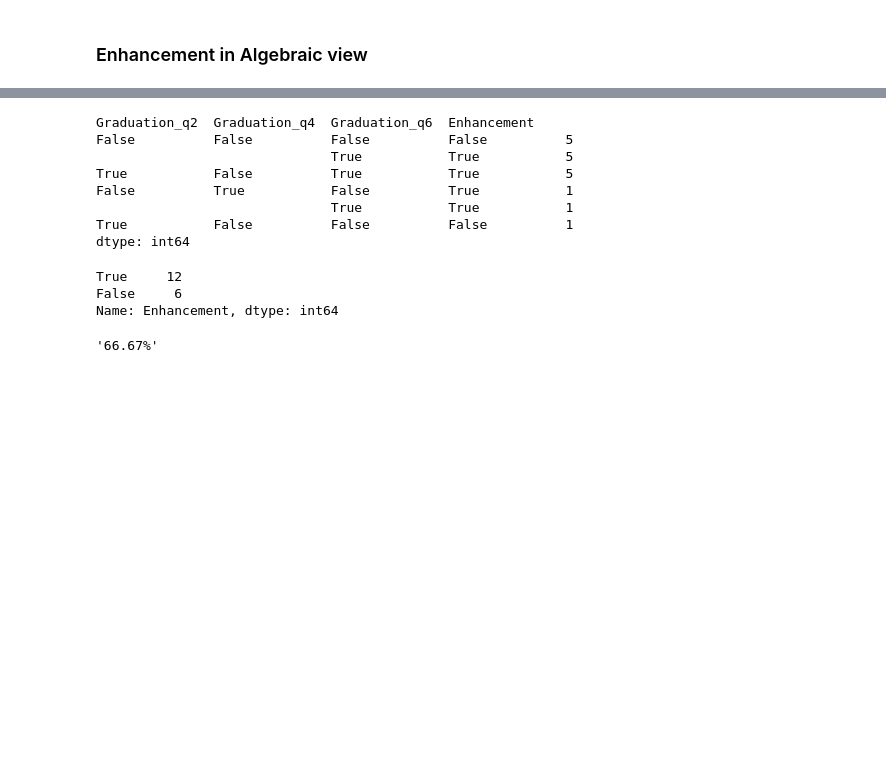
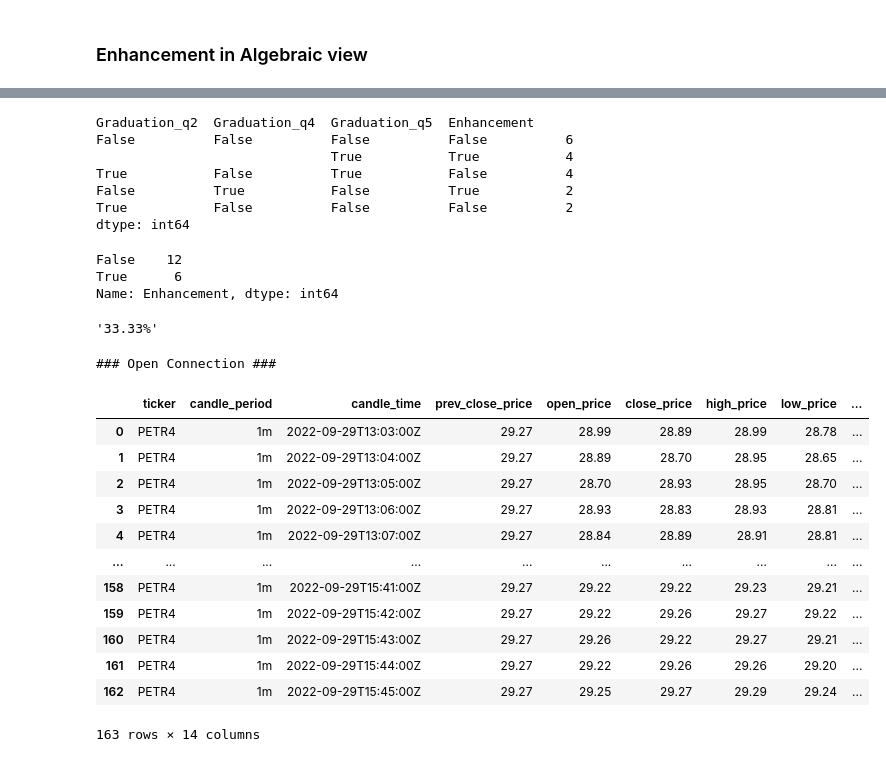
Before and after one commit to avilarenan/LearnLissajousResults, a Jupyter notebook: canvas.ipynb, the cells around one changed output, grey strips where cells are left out. Saved outputs shown, nothing was run; the diff lists cells and outputs as text; code cells hidden in the pictures; blank space fills up the shorter version.

```diff
--- a/canvas.ipynb
+++ b/canvas.ipynb
@@ -374,21 +374,44 @@ df_enhancement_q2_q4_q6
 # %%
-df_enhancement_q2_q4_q6.value_counts()
+df_enhancement_q2_q4_q5.value_counts()
 # %% [output]
-Graduation_q2  Graduation_q4  Graduation_q6  Enhancement
-False          False          False          False          5
-                              True           True           5
-True           False          True           True           5
-False          True           False          True           1
-                              True           True           1
-True           False          False          False          1
+Graduation_q2  Graduation_q4  Graduation_q5  Enhancement
+False          False          False          False          6
+                              True           True           4
+True           False          True           False          4
+False          True           False          True           2
+True           False          False          False          2
 dtype: int64
 # %%
-df_enhancement_q2_q4_q6["Enhancement"].value_counts()
+df_enhancement_q2_q4_q5["Enhancement"].value_counts()
 # %% [output]
-True     12
-False     6
+False    12
+True      6
 Name: Enhancement, dtype: int64
 # %%
-f"""{df_enhancement_q2_q4_q6["Enhancement"].value_counts()[1]/len(df_enhancement_q2_q4_q6["Enhancement"])*100:.2f}%"""
+f"""{df_enhancement_q2_q4_q5["Enhancement"].value_counts()[1]/len(df_enhancement_q2_q4_q5["Enhancement"])*100:.2f}%"""
 # %% [output]
-'66.67%'
+'33.33%'
+# %%
+import pigeon
+
+ws = pigeon.WebSocketClient(api_key='1lw9SI3R.KHixHAueoIJFXt3pyNB3JXaQ', insruments=['PETR4', 'VALE3'])
+ws.run(on_message=lambda message: print(message))
+# %% [output]
+### Open Connection ###
+# %%
+int_candles = pigeon.IntradayCandles(api_key='1lw9SI3R.KHixHAueoIJFXt3pyNB3JXaQ')
+int_candles.get_intraday_candles(ticker='PETR4', candle_period='1m', mode='absolute')
+# %% [output]
+|  | ticker | candle_period | candle_time | prev_close_price | open_price | close_price | high_price | low_price | ... |
+| 0 | PETR4 | 1m | 2022-09-29T13:03:00Z | 29.27 | 28.99 | 28.89 | 28.99 | 28.78 | ... |
+| 1 | PETR4 | 1m | 2022-09-29T13:04:00Z | 29.27 | 28.89 | 28.70 | 28.95 | 28.65 | ... |
+| 2 | PETR4 | 1m | 2022-09-29T13:05:00Z | 29.27 | 28.70 | 28.93 | 28.95 | 28.70 | ... |
+| 3 | PETR4 | 1m | 2022-09-29T13:06:00Z | 29.27 | 28.93 | 28.83 | 28.93 | 28.81 | ... |
+| 4 | PETR4 | 1m | 2022-09-29T13:07:00Z | 29.27 | 28.84 | 28.89 | 28.91 | 28.81 | ... |
+| ... | ... | ... | ... | ... | ... | ... | ... | ... | ... |
+| 158 | PETR4 | 1m | 2022-09-29T15:41:00Z | 29.27 | 29.22 | 29.22 | 29.23 | 29.21 | ... |
+| 159 | PETR4 | 1m | 2022-09-29T15:42:00Z | 29.27 | 29.22 | 29.26 | 29.27 | 29.22 | ... |
+| 160 | PETR4 | 1m | 2022-09-29T15:43:00Z | 29.27 | 29.26 | 29.22 | 29.27 | 29.21 | ... |
+| 161 | PETR4 | 1m | 2022-09-29T15:44:00Z | 29.27 | 29.22 | 29.26 | 29.26 | 29.20 | ... |
+| 162 | PETR4 | 1m | 2022-09-29T15:45:00Z | 29.27 | 29.25 | 29.27 | 29.29 | 29.24 | ... |
+163 rows × 14 columns
```
Also changed, not shown: parts of 6 cells of this notebook, 3 other files.
